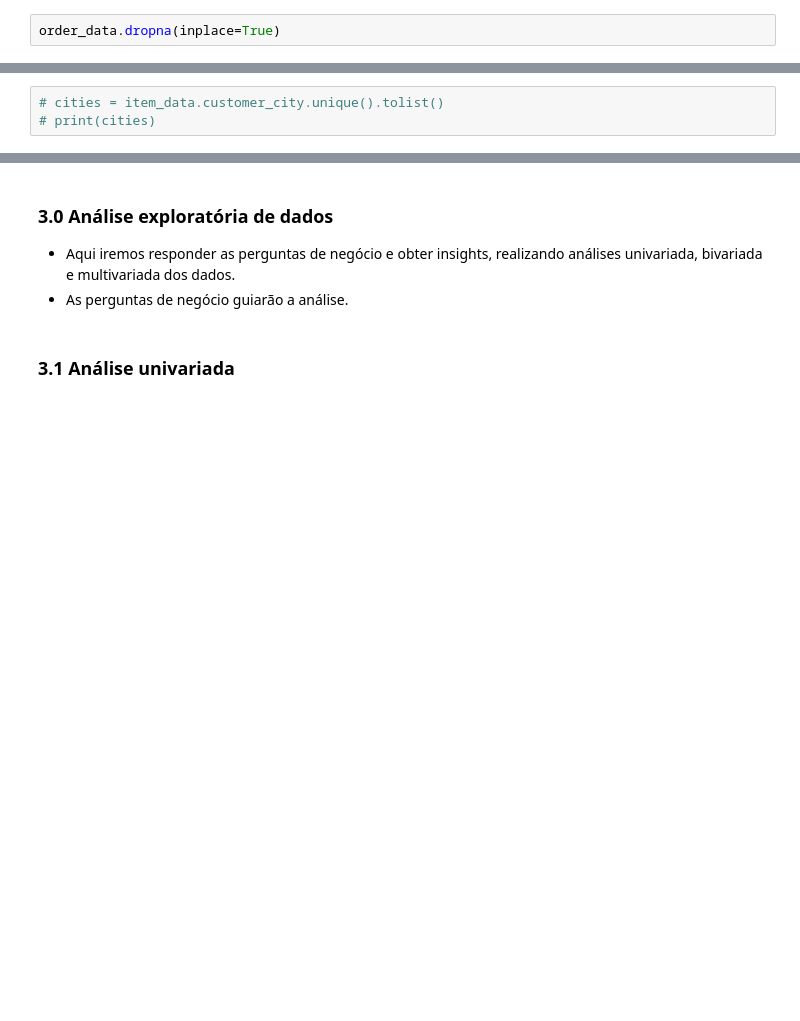
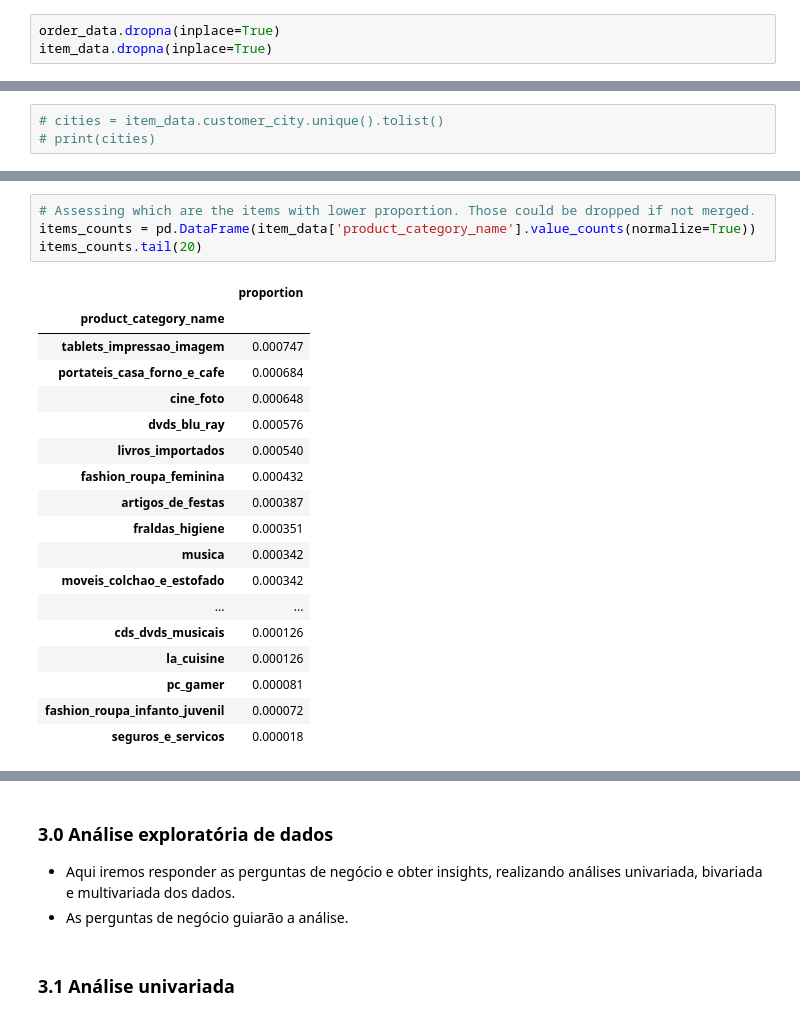
Before and after one commit to allmeidaapedro/Olist-Analysis, a Jupyter notebook: eda.ipynb, the cells around one changed output, grey strips where cells are left out. Saved outputs shown, nothing was run; the diff lists cells and outputs as text; blank space fills up the shorter version.

```diff
--- a/eda.ipynb
+++ b/eda.ipynb
@@ -358,5 +308,6 @@ Há apenas um valor nulo em installments e value no dataset de orders, os quais
 # %%
 order_data.dropna(inplace=True)
+item_data.dropna(inplace=True)
 # %% [markdown]
 Vamos checar os domínios das variáveis categóricas. Como elas são as mesmas em ambos os dataframes, basta olhar as de um deles. Quero aqui, atentar-me para cardinalidade e possíveis tarefas de limpeza necessárias, quando categorias estão erradas ou repetidas, por exemplo.
 # %%
@@ -382,0 +371,23 @@ Há 27 categorias: ['SP' 'BA' 'GO' 'RN' 'PR' 'RS' 'RJ' 'MG' 'SC' 'RR' 'PE' 'TO'
+# %%
+# Assessing which are the items with lower proportion. Those could be dropped if not merged.
+items_counts = pd.DataFrame(item_data['product_category_name'].value_counts(normalize=True))
+items_counts.tail(20)
+# %% [output]
+|  | proportion |
+| product_category_name |  |
+| tablets_impressao_imagem | 0.000747 |
+| portateis_casa_forno_e_cafe | 0.000684 |
+| cine_foto | 0.000648 |
+| dvds_blu_ray | 0.000576 |
+| livros_importados | 0.000540 |
+| fashion_roupa_feminina | 0.000432 |
+| artigos_de_festas | 0.000387 |
+| fraldas_higiene | 0.000351 |
+| musica | 0.000342 |
+| moveis_colchao_e_estofado | 0.000342 |
+| ... | ... |
+| cds_dvds_musicais | 0.000126 |
+| la_cuisine | 0.000126 |
+| pc_gamer | 0.000081 |
+| fashion_roupa_infanto_juvenil | 0.000072 |
+| seguros_e_servicos | 0.000018 |
```
Also changed, not shown: parts of 33 cells of this notebook.
